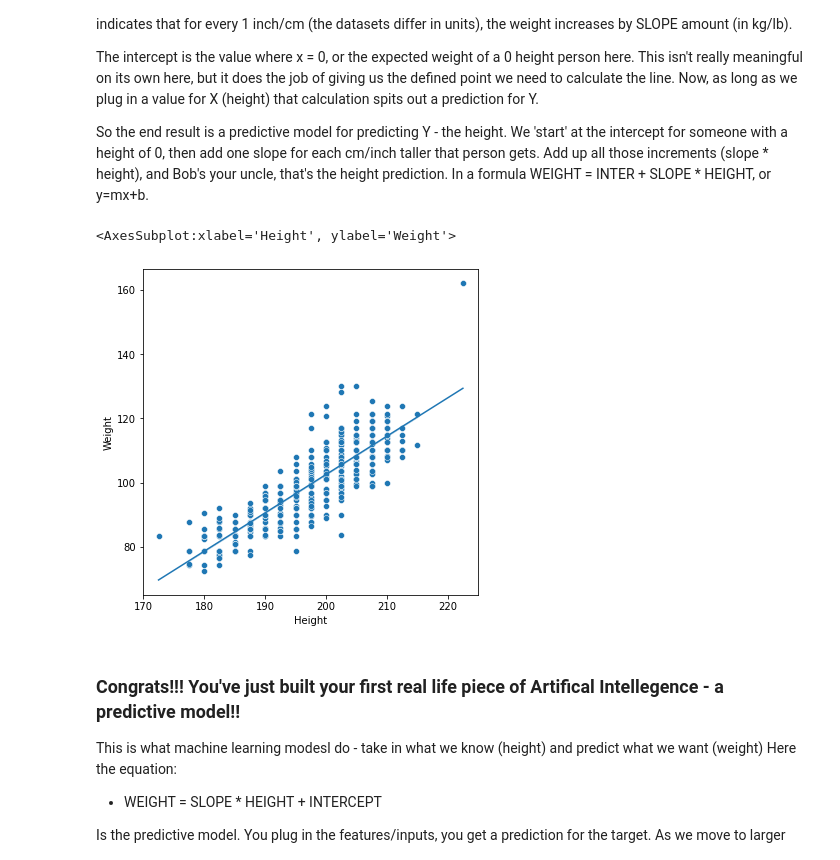
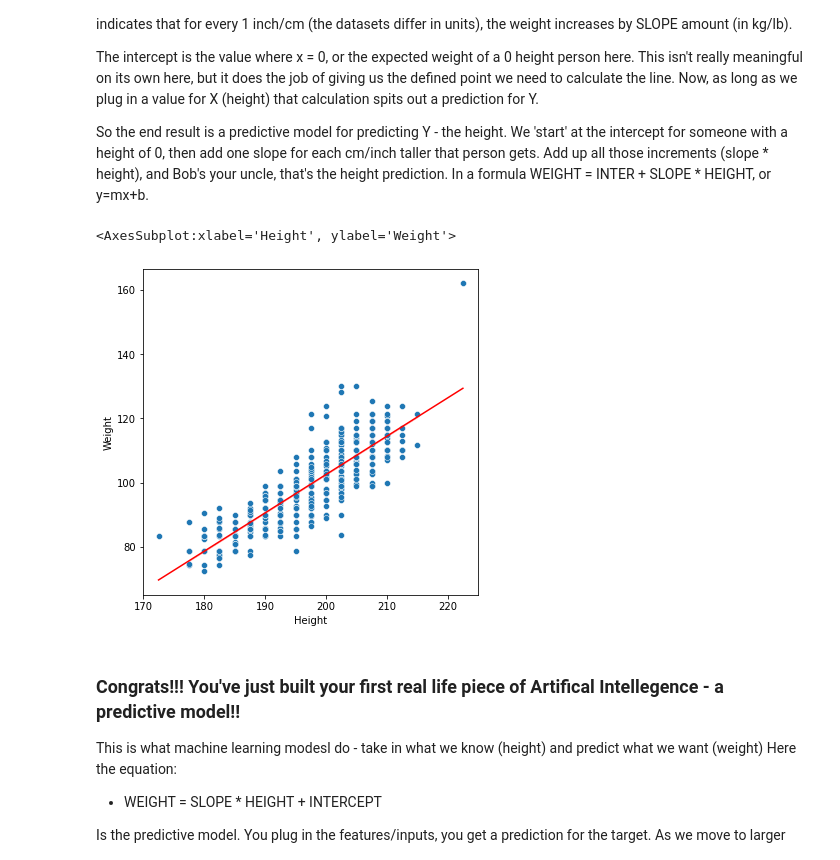
Before and after one commit to zareeiant/Basic_Stats_in_Python_Student_Workbooks, a Jupyter notebook: 020_linear_least_squares_sol.ipynb, the cells around one changed output. Cells and saved outputs as stored; diff of their text form; code cells hidden in the pictures.

```diff
--- a/020_linear_least_squares_sol.ipynb
+++ b/020_linear_least_squares_sol.ipynb
@@ -96,11 +100,11 @@ So the end result is a predictive model for predicting Y - the height. We 'start
 # %%
 #Graph it.
 #The fitline above calculates the line for us. For an exercise, try to implement a copy of that...
 sns.scatterplot(x=hw[h], y=hw[w])
-sns.lineplot(x=regLine[0], y=regLine[1])
+sns.lineplot(x=regLine[0], y=regLine[1], color='red')
 # %% [output]
 <AxesSubplot:xlabel='Height', ylabel='Weight'>
-[figure, old version]
+[figure, new version]
 # %% [markdown]
 <h3>Congrats!!! You've just built your first real life piece of Artifical Intellegence - a predictive model!! </h3>
 
```
Also changed, not shown: parts of 15 cells of this notebook.
